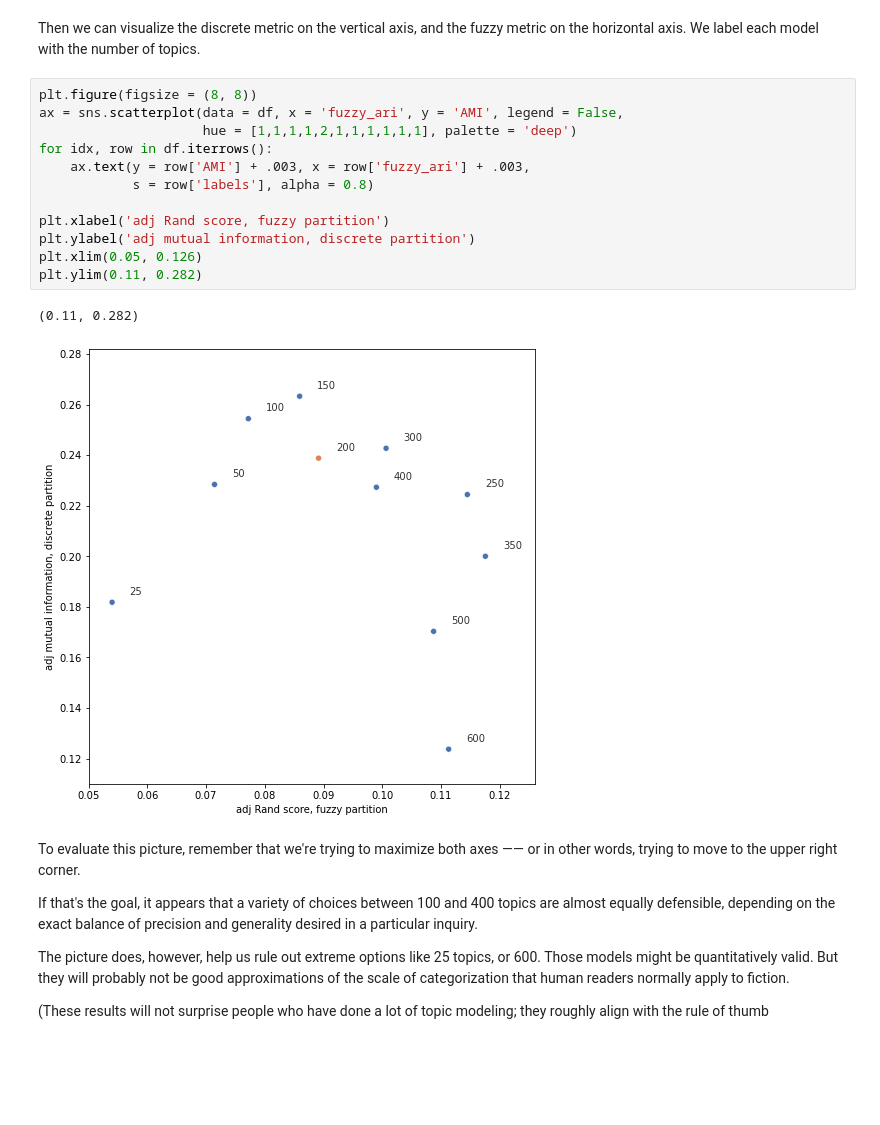
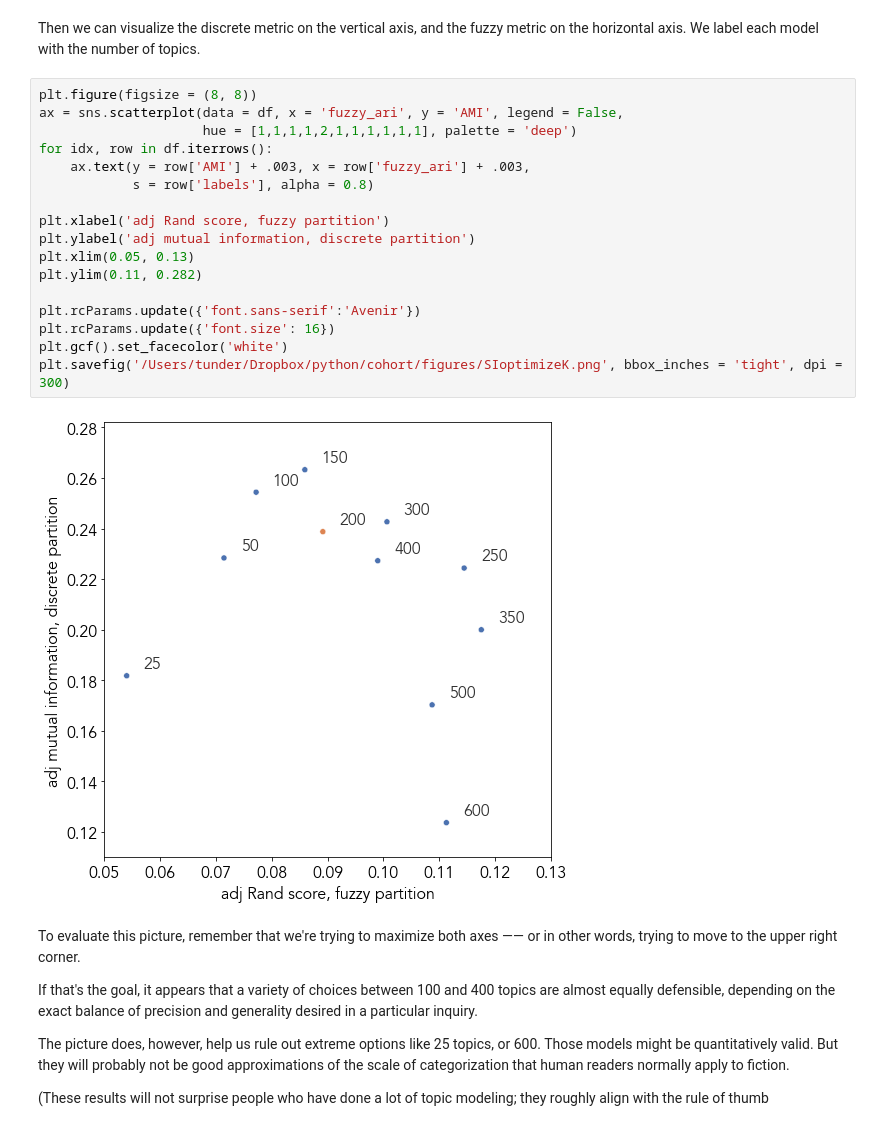
Before and after one commit to tedunderwood/period-cohort, a Jupyter notebook: modelselection/SelectK.ipynb, the cells around one changed output. Drawn from its saved outputs; the diff is of its cells as text; blank space fills up the shorter version.

```diff
--- a/modelselection/SelectK.ipynb
+++ b/modelselection/SelectK.ipynb
@@ -256,18 +256,22 @@ Then we can visualize the discrete metric on the vertical axis, and the fuzzy me
 # %%
 plt.figure(figsize = (8, 8))
 ax = sns.scatterplot(data = df, x = 'fuzzy_ari', y = 'AMI', legend = False,
                      hue = [1,1,1,1,2,1,1,1,1,1,1], palette = 'deep')
 for idx, row in df.iterrows():
     ax.text(y = row['AMI'] + .003, x = row['fuzzy_ari'] + .003,
             s = row['labels'], alpha = 0.8)
 
 plt.xlabel('adj Rand score, fuzzy partition')
 plt.ylabel('adj mutual information, discrete partition')
-plt.xlim(0.05, 0.126)
+plt.xlim(0.05, 0.13)
 plt.ylim(0.11, 0.282)
+
+plt.rcParams.update({'font.sans-serif':'Avenir'})
+plt.rcParams.update({'font.size': 16})
+plt.gcf().set_facecolor('white')
+plt.savefig('/Users/tunder/Dropbox/python/cohort/figures/SIoptimizeK.png', bbox_inches = 'tight', dpi = 300)
 # %% [output]
-(0.11, 0.282)
-[figure, old version]
+[figure, new version]
 # %% [markdown]
 To evaluate this picture, remember that we're trying to maximize both axes —— or in other words, trying to move to the upper right corner.
 
```
Also changed, not shown: parts of 1 cell of this notebook, 1 other file.
